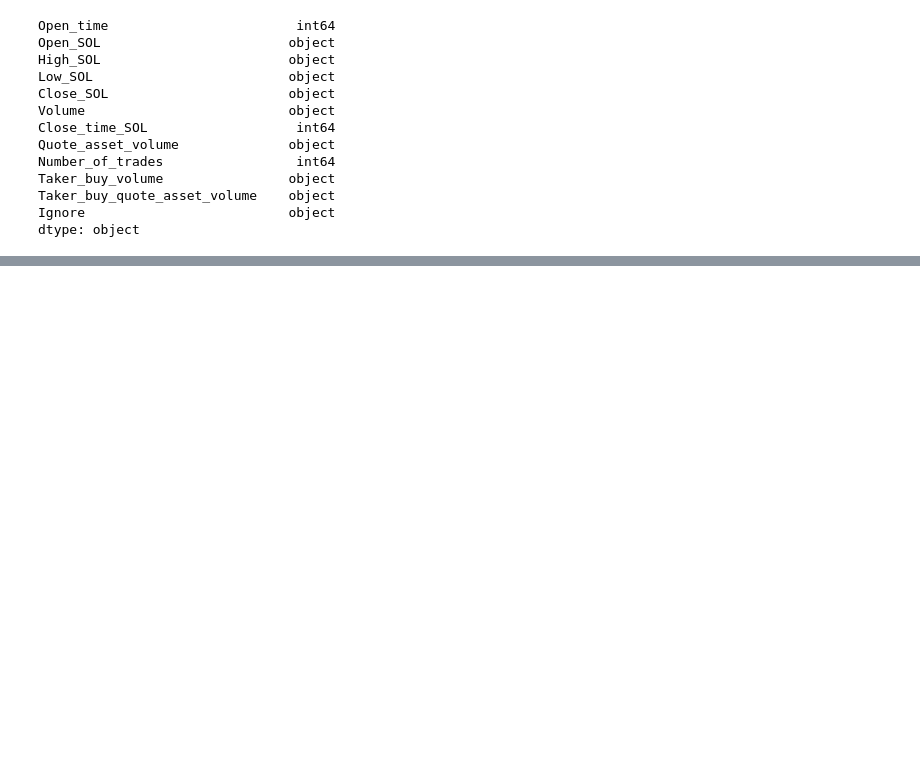
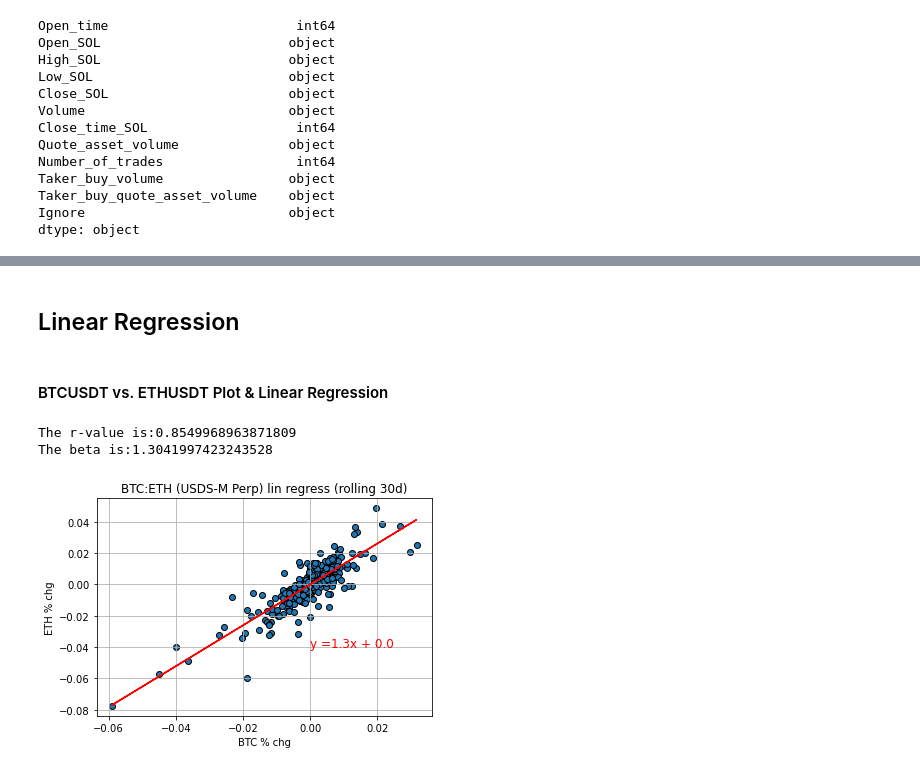
Before and after one commit to chiron-chiron/crypto-challenge, a Jupyter notebook: correlations.ipynb, the cells around one changed output, grey strips where cells are left out. Cells and saved outputs as stored; diff of their text form; code cells hidden in the pictures; blank space fills up the shorter version.

```diff
--- a/correlations.ipynb
+++ b/correlations.ipynb
@@ -331,0 +405,47 @@ btcusdt_df[btcusdt_df.]
+# %% [markdown]
+## Linear Regression
+# %%
+# Define a function for linear regression
+
+
+
+# Dict to store each pairs data
+pairs_correlation = {"Pair":[],"r-value":[],"beta":[]}
+
+
+def linear_regression(x_value, y_value, x_label, y_label):
+
+    (slope, intercept, rvalue, pvalue, stderr) = linregress(x_value, y_value)
+
+    regress = x_value * slope + intercept
+    line_eq = "y =" + str(round(slope, 2)) + "x + " + str(round(intercept, 2))
+
+    plt.scatter(x_value, y_value, edgecolor="black", marker="o")
+    plt.title(f"{x_label}:{y_label} (USDS-M Perp) lin regress (rolling 30d)")
+    plt.plot(x_value, regress, "r-")
+    plt.annotate(line_eq, (0, -0.04), fontsize =12, color ="red")
+    plt.xlabel(f"{x_label} % chg")
+    plt.ylabel(f"{y_label} % chg")
+    plt.grid(True)
+    print(f"The r-value is:{rvalue}")
+    print(f"The beta is:{slope}")
+    plt.savefig(f"Images/{x_label}_{y_label}_scatter.png")
+
+    pairs_correlation["Pair"].append(f"{x_label}:{y_label}")
+    pairs_correlation["r-value"].append(rvalue)
+    pairs_correlation["beta"].append(slope)
+# %% [markdown]
+#### BTCUSDT vs. ETHUSDT Plot & Linear Regression
+# %%
+# Lin regress
+x_value = BEXAS_df["pct_BTC"]
+y_value = BEXAS_df["pct_ETH"]
+
+x_label = "BTC"
+y_label = "ETH"
+
+linear_regression(x_value, y_value, x_label, y_label)
+# %% [output]
+The r-value is:0.8549968963871809
+The beta is:1.3041997423243528
+[figure, added]
```
Also changed, not shown: parts of 37 cells of this notebook, 10 other files.
